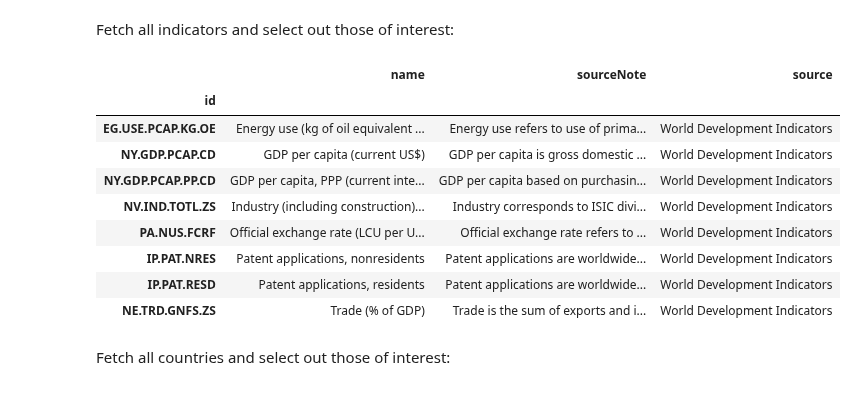
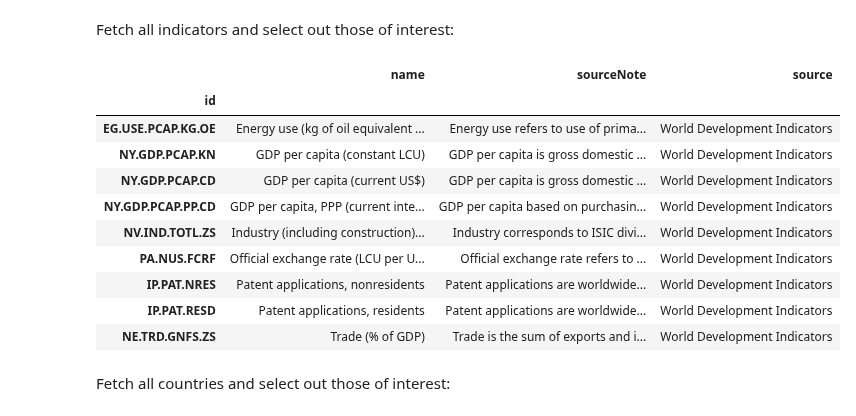
Before and after one commit to drakesiard/em-2020, a Jupyter notebook: data/1_download_WB_data_archive.ipynb, the cells around one changed output. Saved outputs shown, nothing was run; the diff lists cells and outputs as text; code cells hidden in the pictures.

```diff
--- a/data/1_download_WB_data_archive.ipynb
+++ b/data/1_download_WB_data_archive.ipynb
@@ -25,27 +25,29 @@ Fetch all indicators and select out those of interest:
 # %%
 all_indicators = wb.get_indicators().set_index('id')
 all_indicators = all_indicators.query('source == "World Development Indicators"')
 # all_indicators = all_indicators.query('source == "WDI Database Archives"')
 indicator_map = {
     'NV.IND.TOTL.ZS': 'ISG',
     'NE.TRD.GNFS.ZS': 'TO',
     'NY.GDP.PCAP.CD': 'P_GDP',
     'NY.GDP.PCAP.PP.CD': 'P_GDPb',
+    'NY.GDP.PCAP.KN': 'P_GDPl',
     'EG.USE.PCAP.KG.OE': 'kg oil per cap',
     'IP.PAT.RESD': 'resident patents',
     'IP.PAT.NRES': 'nonresident patents',
     'PA.NUS.FCRF': 'FX',
     }
 search = lambda x: all_indicators.loc[all_indicators.name.str.contains(x, case=False), 'name']
 to_test = {k:k for k in search('energy').index}
 # indicator_map.update(to_test)
 indicator_ids = indicator_map.keys()
 pd.options.display.max_colwidth = 100
 all_indicators.loc[indicator_ids, ['name', 'sourceNote', 'source']].sort_values('name')
 # %% [output]
 |  | name | sourceNote | source |
 | id |  |  |  |
 | EG.USE.PCAP.KG.OE | Energy use (kg of oil equivalent ... | Energy use refers to use of prima... | World Development Indicators |
+| NY.GDP.PCAP.KN | GDP per capita (constant LCU) | GDP per capita is gross domestic ... | World Development Indicators |
 | NY.GDP.PCAP.CD | GDP per capita (current US$) | GDP per capita is gross domestic ... | World Development Indicators |
 | NY.GDP.PCAP.PP.CD | GDP per capita, PPP (current inte... | GDP per capita based on purchasin... | World Development Indicators |
 | NV.IND.TOTL.ZS | Industry (including construction)... | Industry corresponds to ISIC divi... | World Development Indicators |
```
Also changed, not shown: parts of 3 cells of this notebook, 6 other files.
